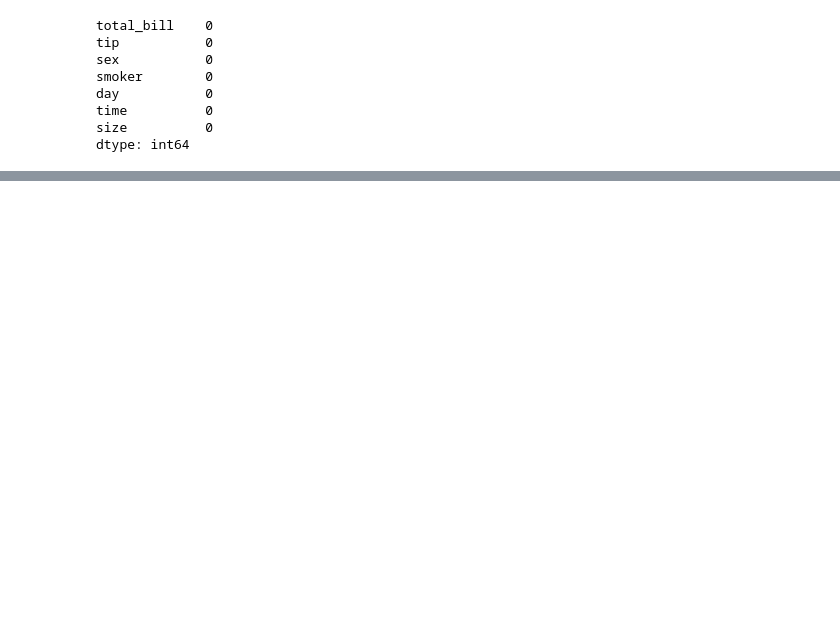
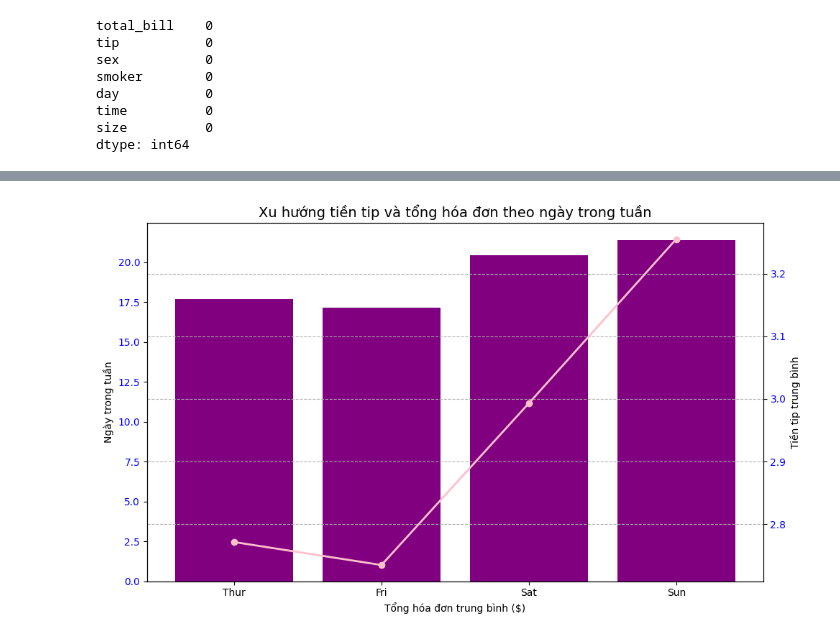
Before and after one commit to anhvq44/CSA17, a Jupyter notebook: Lesson6/hw6/hw6.ipynb, the cells around one changed output, grey strips where cells are left out. Cells and saved outputs as stored; diff of their text form; code cells hidden in the pictures; blank space fills up the shorter version.

```diff
--- a/Lesson6/hw6/hw6.ipynb
+++ b/Lesson6/hw6/hw6.ipynb
@@ -26,3 +29,28 @@ avg_day
+# %%
+fig, ax1 = plt.subplots(figsize=(10, 6))
+
+bars = ax1.bar(avg_day["day"], avg_day["total_bill"], label="Trung bình tổng hóa đơn", color="purple")
+
+ax1.set_ylabel("Ngày trong tuần")
+ax1.set_xlabel("Tổng hóa đơn trung bình ($)")
+ax1.tick_params(axis="y", labelcolor = "blue")
+
+ax2 = ax1.twinx()
+ax2.plot(avg_day["day"], avg_day["tip"], color="pink", marker="o", linewidth=2, label="Trung bình tiền tip")
+ax2.set_ylabel("Tiền tip trung bình")
+ax2.tick_params(axis="y", labelcolor = "blue")
+
+plt.title("Xu hướng tiền tip và tổng hóa đơn theo ngày trong tuần", fontsize=14)
+
+lines, labels = ax1.get_legend_handles_labels()
+lines2, labels2 = ax2.get_legend_handles_labels()
+
+plt.grid(axis="y", linestyle="--", )
+plt.tight_layout()
+
+plt.show()
+# %% [output]
+[figure, added]
 # %%
 plt.figure(figsize=(7, 5))
 plt.plot(avg_day["total_bill"], label="Tiền bill")
```
Also changed, not shown: parts of 3 cells of this notebook, 2 other files.
